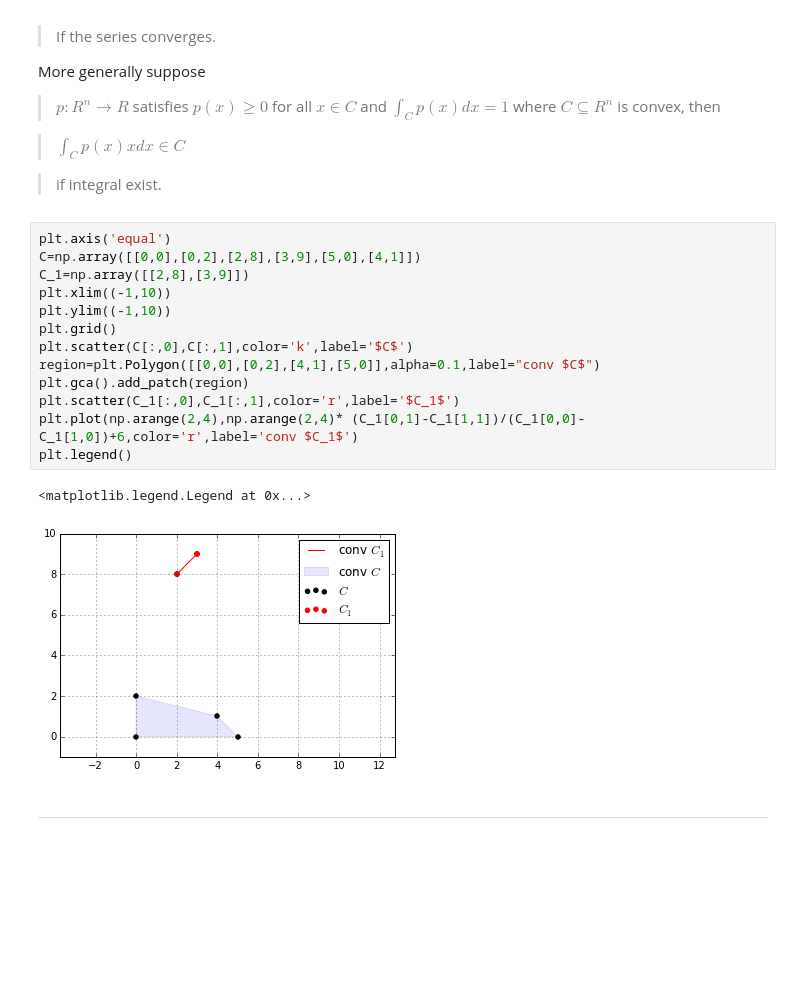
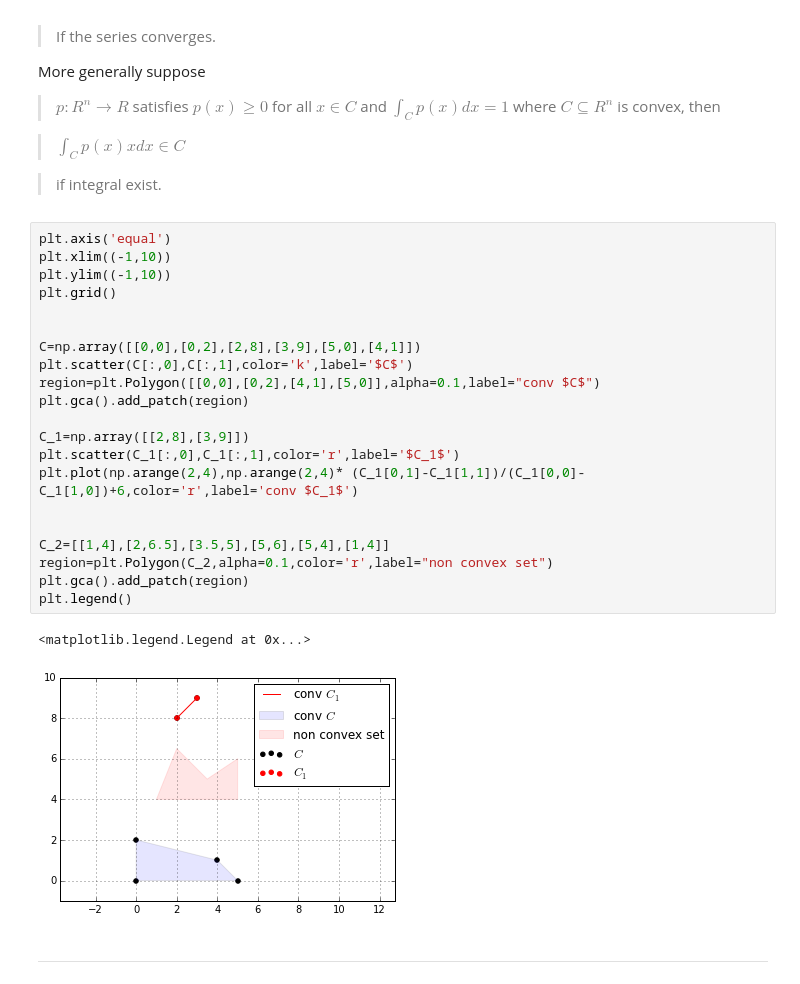
Before and after one commit to btabibian/optimization, a Jupyter notebook: src/Convex Sets.ipynb, the cells around one changed output. Saved outputs shown, nothing was run; the diff lists cells and outputs as text; blank space fills up the shorter version.

Commit message:
notebooks for convex optimization problems

```diff
--- a/src/Convex Sets.ipynb
+++ b/src/Convex Sets.ipynb
@@ -103,20 +104,28 @@ More generally suppose
 > if integral exist.
 # %%
 plt.axis('equal')
-C=np.array([[0,0],[0,2],[2,8],[3,9],[5,0],[4,1]])
-C_1=np.array([[2,8],[3,9]])
 plt.xlim((-1,10))
 plt.ylim((-1,10))
 plt.grid()
+
+
+C=np.array([[0,0],[0,2],[2,8],[3,9],[5,0],[4,1]])
 plt.scatter(C[:,0],C[:,1],color='k',label='$C$')
 region=plt.Polygon([[0,0],[0,2],[4,1],[5,0]],alpha=0.1,label="conv $C$")
 plt.gca().add_patch(region)
+
+C_1=np.array([[2,8],[3,9]])
 plt.scatter(C_1[:,0],C_1[:,1],color='r',label='$C_1$')
 plt.plot(np.arange(2,4),np.arange(2,4)* (C_1[0,1]-C_1[1,1])/(C_1[0,0]-C_1[1,0])+6,color='r',label='conv $C_1$')
+
+
+C_2=[[1,4],[2,6.5],[3.5,5],[5,6],[5,4],[1,4]]
+region=plt.Polygon(C_2,alpha=0.1,color='r',label="non convex set")
+plt.gca().add_patch(region)
 plt.legend()
 # %% [output]
 <matplotlib.legend.Legend at 0x...>
-[figure, old version]
+[figure, new version]
 # %% [markdown]
 ----
 # %% [markdown]
```
Also changed, not shown: parts of 7 cells of this notebook, 1 other file.
